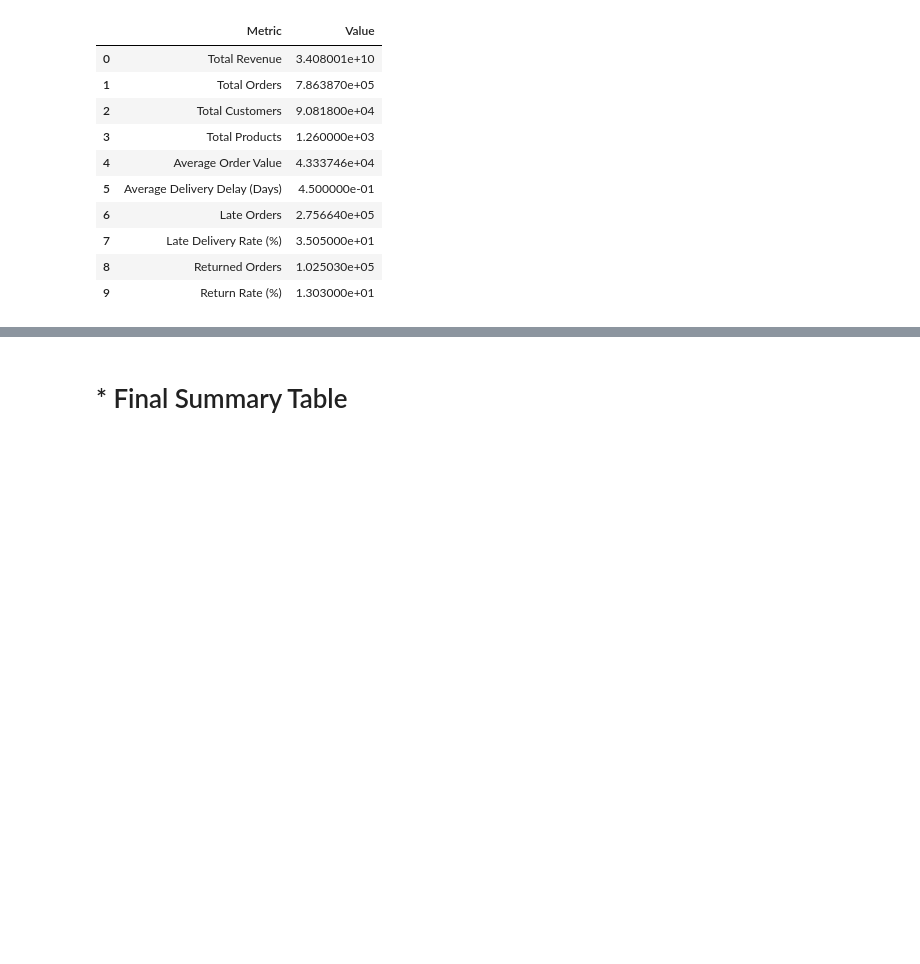
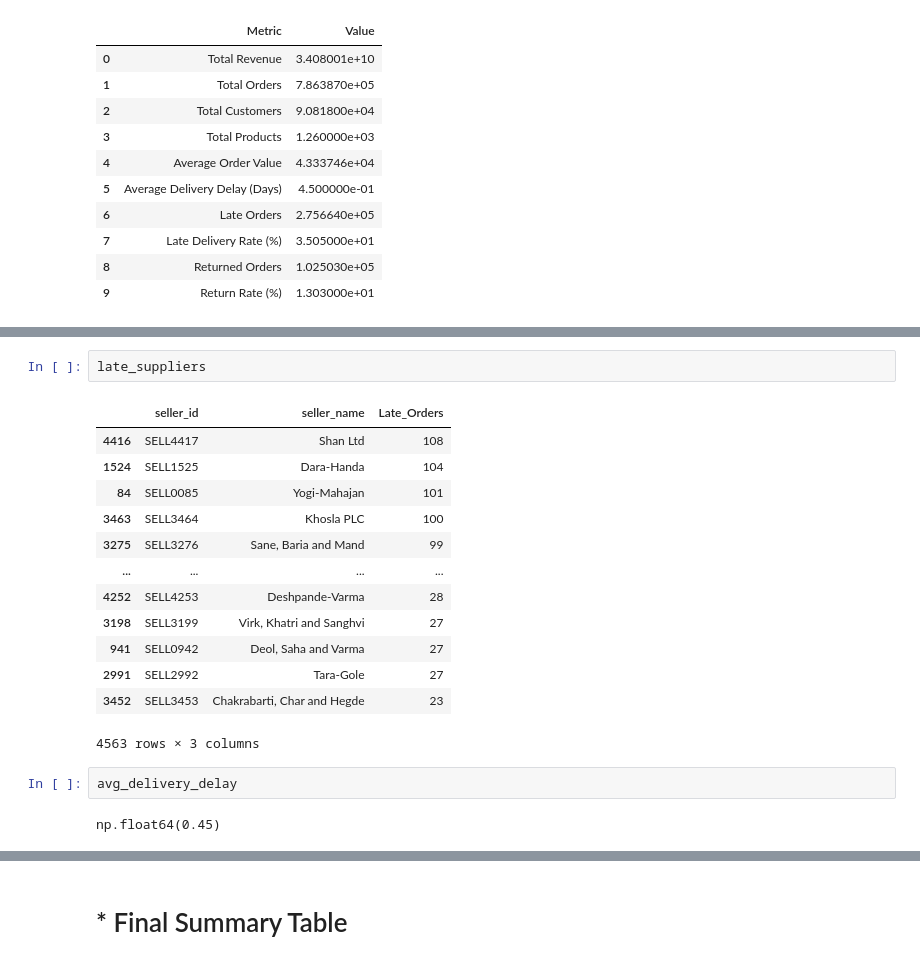
Before and after one commit to BhupathiTharun/Supply-chain-data-warehouse, a Jupyter notebook: notebooks/03_EDA.ipynb, the cells around one changed output, grey strips where cells are left out. Saved outputs shown, nothing was run; the diff lists cells and outputs as text; blank space fills up the shorter version.

```diff
--- a/notebooks/03_EDA.ipynb
+++ b/notebooks/03_EDA.ipynb
@@ -1493,0 +1594,20 @@ Summary
+# %%
+late_suppliers
+# %% [output]
+|  | seller_id | seller_name | Late_Orders |
+| 4416 | SELL4417 | Shan Ltd | 108 |
+| 1524 | SELL1525 | Dara-Handa | 104 |
+| 84 | SELL0085 | Yogi-Mahajan | 101 |
+| 3463 | SELL3464 | Khosla PLC | 100 |
+| 3275 | SELL3276 | Sane, Baria and Mand | 99 |
+| ... | ... | ... | ... |
+| 4252 | SELL4253 | Deshpande-Varma | 28 |
+| 3198 | SELL3199 | Virk, Khatri and Sanghvi | 27 |
+| 941 | SELL0942 | Deol, Saha and Varma | 27 |
+| 2991 | SELL2992 | Tara-Gole | 27 |
+| 3452 | SELL3453 | Chakrabarti, Char and Hegde | 23 |
+4563 rows × 3 columns
+# %%
+avg_delivery_delay
+# %% [output]
+np.float64(0.45)
```
Also changed, not shown: parts of 13 cells of this notebook.
